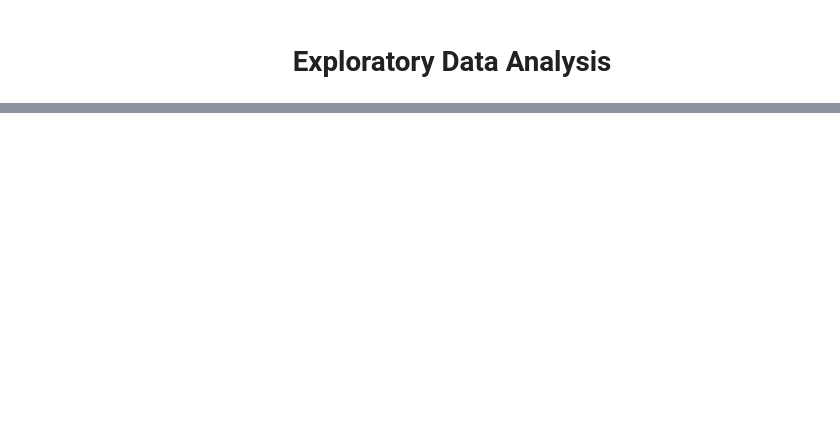
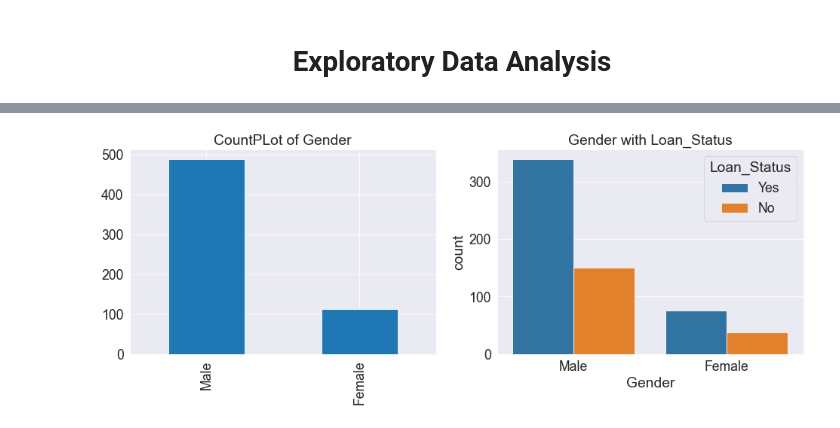
Before and after one commit to Muhammad-Sheraz-ds/Loan-Status-Prediction, a Jupyter notebook: Loan-Eligibility-Prediction.ipynb, the cells around one changed output, grey strips where cells are left out. Cells and saved outputs as stored; diff of their text form; code cells hidden in the pictures; blank space fills up the shorter version.

```diff
--- a/Loan-Eligibility-Prediction.ipynb
+++ b/Loan-Eligibility-Prediction.ipynb
@@ -131,0 +136,9 @@ cat_df.sample(5)
+# %%
+fig = plt.figure(figsize=(16,5))
+(ax1,ax2) = fig.subplots(1,2)
+df['Gender'].value_counts().plot(kind='bar',ax=ax1)
+ax1.set_title('CountPLot of Gender')
+sns.countplot(x = df['Gender'], hue = df['Loan_Status'],ax=ax2)
+ax2.set_title('Gender with Loan_Status');
+# %% [output]
+[figure, added]
```
Also changed, not shown: parts of 38 cells of this notebook.
